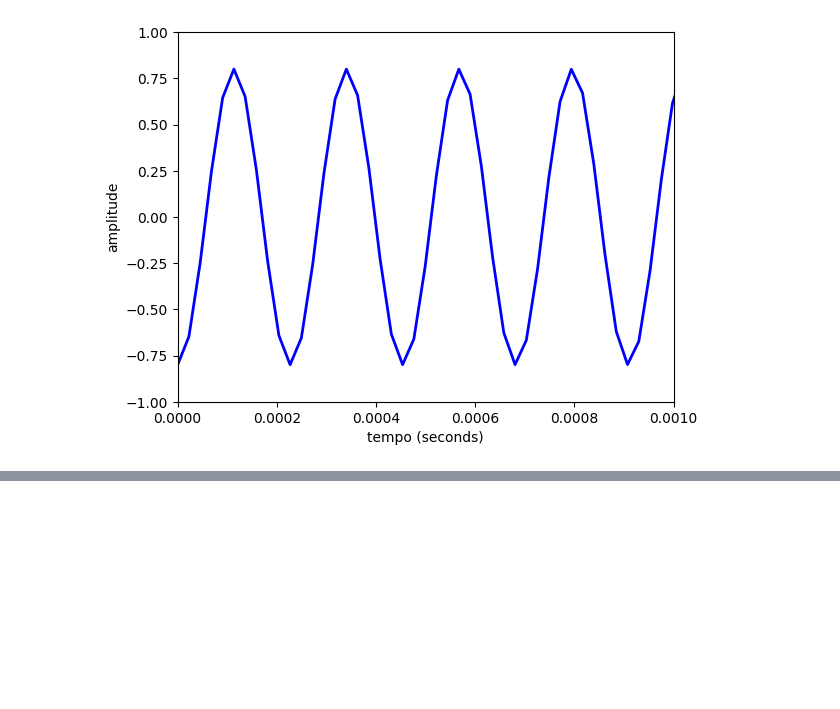
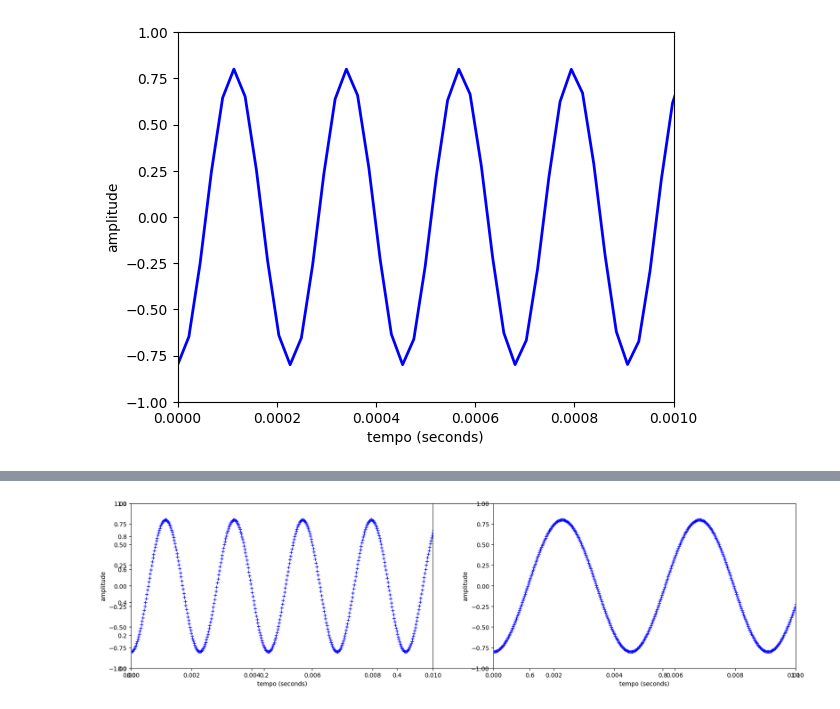
Before and after one commit to leandronunescorreia/audio-processing, a Jupyter notebook: audio_processing_basics.ipynb, the cells around one changed output, grey strips where cells are left out. Drawn from its saved outputs; the diff is of its cells as text; code cells hidden in the pictures; blank space fills up the shorter version.

```diff
--- a/audio_processing_basics.ipynb
+++ b/audio_processing_basics.ipynb
@@ -120,8 +115,8 @@ fase_inicial = np.pi
 duracao = 1
 
 taxa_amostragem = 44100
-tempo1 = np.arange(start=0, stop=duracao, step=duracao/taxa_amostragem)
-tempo2 = np.linspace(start=0, stop=duracao, num=duracao*taxa_amostragem, endpoint=False)
+tempo1 = np.arange(start=0, stop=duracao, step=duracao/taxa_amostragem, dtype=np.float32)
+tempo2 = np.linspace(start=0, stop=duracao, num=duracao*taxa_amostragem, endpoint=False, dtype=np.float16)
 
 x1 = amplitude * np.cos(2 * np.pi * frequencia * tempo1 + fase_inicial)
 x2 = amplitude * np.cos(2 * np.pi * frequencia * tempo2 + fase_inicial)
@@ -183,0 +200,28 @@ draw_wave(tempo, audio, 'b', duracao, 1000, amplitude+.2)
+# %%
+def draw_subplot(data1, x1, data2, x2):
+    plt.subplots(figsize=(20, 5))
+    plt.subplot(1,2,1)
+    plt.plot(data1, x1, 'b+', linewidth=2)
+    plt.axis([-.0, 1/100, -1.0, 1.0])
+    plt.xlabel('tempo (seconds)')
+    plt.ylabel('amplitude')
+
+    plt.subplot(1,2,2)
+    plt.plot(data2, x2, 'b+', linewidth=2)
+    plt.axis([-.0, 1/100, -1.0, 1.0])
+    plt.xlabel('tempo (seconds)')
+    plt.ylabel('amplitude')
+# %%
+amplitude = .8
+frequencia = 440
+fase_inicial = np.pi
+duracao = 1
+taxa_amostragem = 44100
+
+tempo1, audio1 = create_audio(amplitude, frequencia, fase_inicial, duracao, taxa_amostragem)
+tempo2, audio2 = create_audio(amplitude, frequencia//2, fase_inicial, duracao, taxa_amostragem)
+
+ipd.display(ipd.Audio(data=audio1, rate=taxa_amostragem))
+ipd.display(ipd.Audio(data=audio2, rate=taxa_amostragem))
+draw_subplot(tempo1, audio1, tempo2, audio2)
+# %% [output]
@@ -183,0 +230 @@ draw_wave(tempo, audio, 'b', duracao, 1000, amplitude+.2)
+[figure, added]
```
Also changed, not shown: parts of 15 cells of this notebook, 2 other files.
